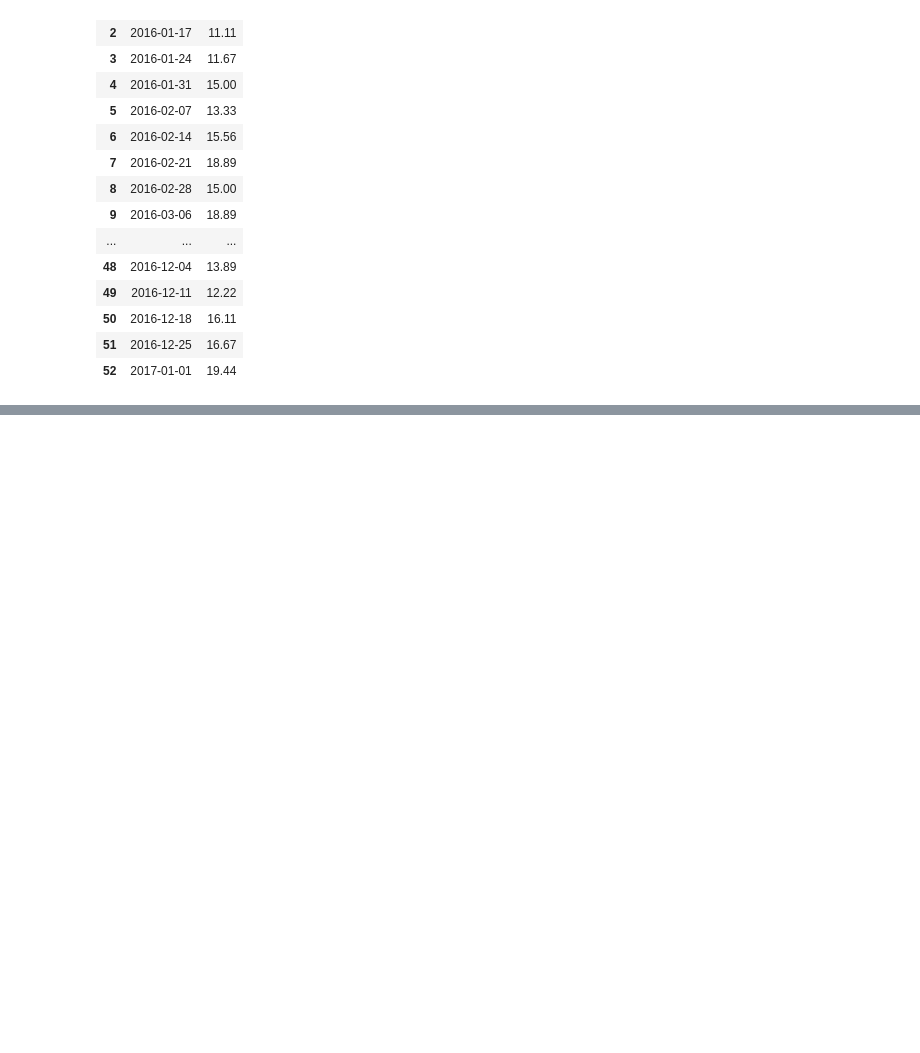
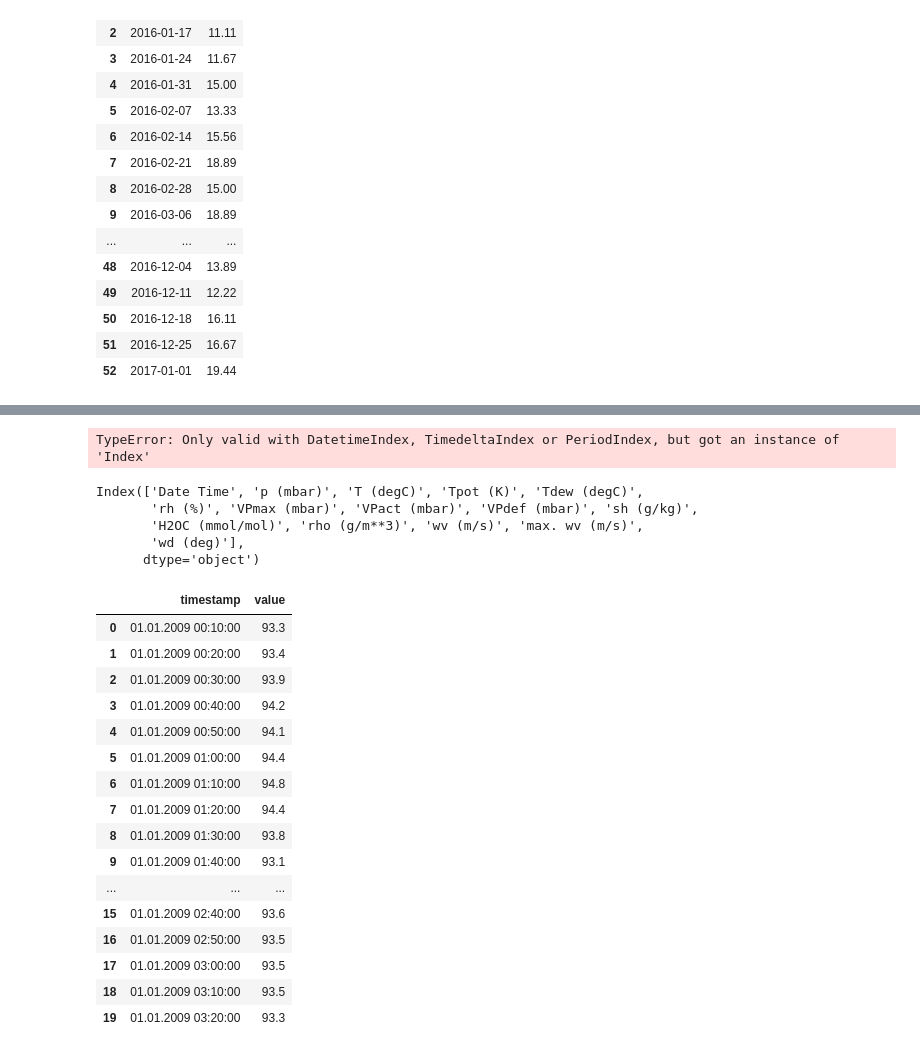
Before and after one commit to amelvatic/sciot, a Jupyter notebook: temp.ipynb, the cells around one changed output, grey strips where cells are left out. Saved outputs shown, nothing was run; the diff lists cells and outputs as text; code cells hidden in the pictures; blank space fills up the shorter version.

```diff
--- a/temp.ipynb
+++ b/temp.ipynb
@@ -280,0 +394,42 @@ df_temp.to_csv('samples/temp.csv')
+# %%
+df = df_t1.set_index("timestamp").resample("H").ffill().reset_index().rename(
+    {"timestamp": "Date"}, axis=1
+)
+# %% [output]
+TypeError: Only valid with DatetimeIndex, TimedeltaIndex or PeriodIndex, but got an instance of 'Index'
+# %%
+df_a1 = pd.read_csv('/home/vishal/Downloads/max_planck_weather_ts.csv')
+df_a1.columns
+# %% [output]
+Index(['Date Time', 'p (mbar)', 'T (degC)', 'Tpot (K)', 'Tdew (degC)',
+       'rh (%)', 'VPmax (mbar)', 'VPact (mbar)', 'VPdef (mbar)', 'sh (g/kg)',
+       'H2OC (mmol/mol)', 'rho (g/m**3)', 'wv (m/s)', 'max. wv (m/s)',
+       'wd (deg)'],
+      dtype='object')
+# %%
+df_air1 = pd.DataFrame(columns=['timestamp','value'])
+df_air1['timestamp'] = pd.to_datetime(df_air1['timestamp'])
+df_air1['value'] = df_air1.value.astype(float)
+
+df_air1['timestamp'] = df_a1['Date Time'].copy()
+df_air1['value'] = df_a1['rh (%)'].copy()
+# %%
+df_air1.head(20)
+# %% [output]
+|  | timestamp | value |
+| 0 | 01.01.2009 00:10:00 | 93.3 |
+| 1 | 01.01.2009 00:20:00 | 93.4 |
+| 2 | 01.01.2009 00:30:00 | 93.9 |
+| 3 | 01.01.2009 00:40:00 | 94.2 |
+| 4 | 01.01.2009 00:50:00 | 94.1 |
+| 5 | 01.01.2009 01:00:00 | 94.4 |
+| 6 | 01.01.2009 01:10:00 | 94.8 |
+| 7 | 01.01.2009 01:20:00 | 94.4 |
+| 8 | 01.01.2009 01:30:00 | 93.8 |
+| 9 | 01.01.2009 01:40:00 | 93.1 |
+| ... | ... | ... |
+| 15 | 01.01.2009 02:40:00 | 93.6 |
+| 16 | 01.01.2009 02:50:00 | 93.5 |
+| 17 | 01.01.2009 03:00:00 | 93.5 |
+| 18 | 01.01.2009 03:10:00 | 93.5 |
+| 19 | 01.01.2009 03:20:00 | 93.3 |
```
Also changed, not shown: parts of 16 cells of this notebook, 4 other files.
